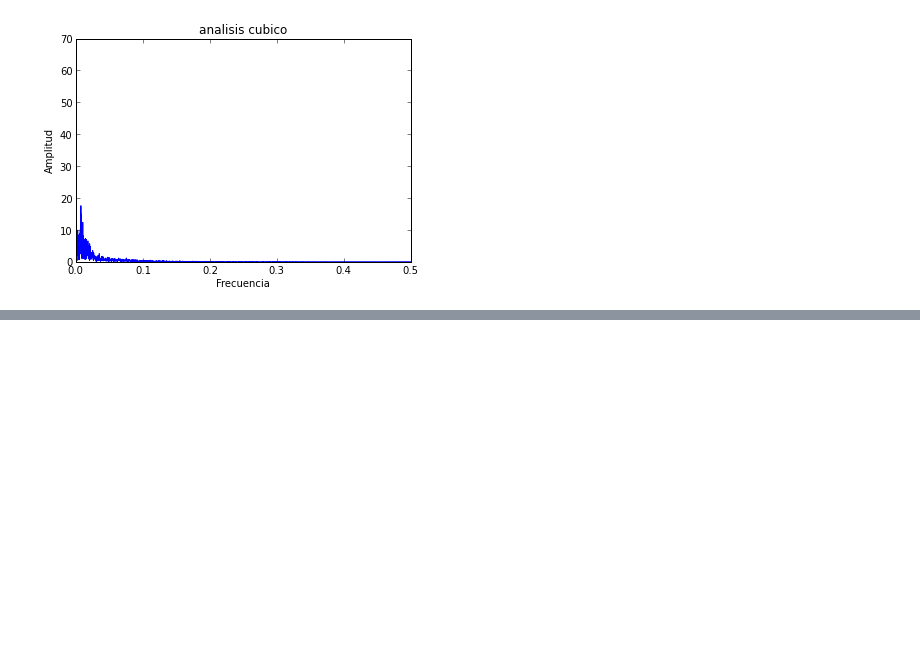
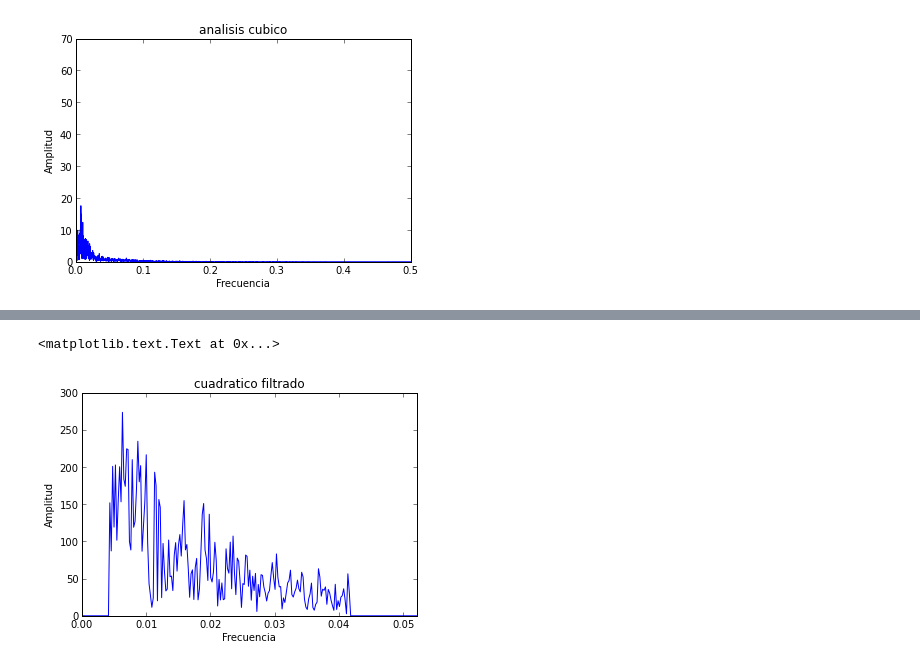
Before and after one commit to HalbardHobby/FisicaComputacional, a Jupyter notebook: Tarea5/Punto2.ipynb, the cells around one changed output, grey strips where cells are left out. Saved outputs shown, nothing was run; the diff lists cells and outputs as text; code cells hidden in the pictures; blank space fills up the shorter version.

```diff
--- a/Tarea5/Punto2.ipynb
+++ b/Tarea5/Punto2.ipynb
@@ -95,0 +119,6 @@ plt.title("analisis cubico")
+# %%
+cuad_fil=purificar(cuad_spec)
+title("cuadratico filtrado")
+# %% [output]
+<matplotlib.text.Text at 0x...>
+[figure, added]
```
Also changed, not shown: parts of 4 cells of this notebook.
